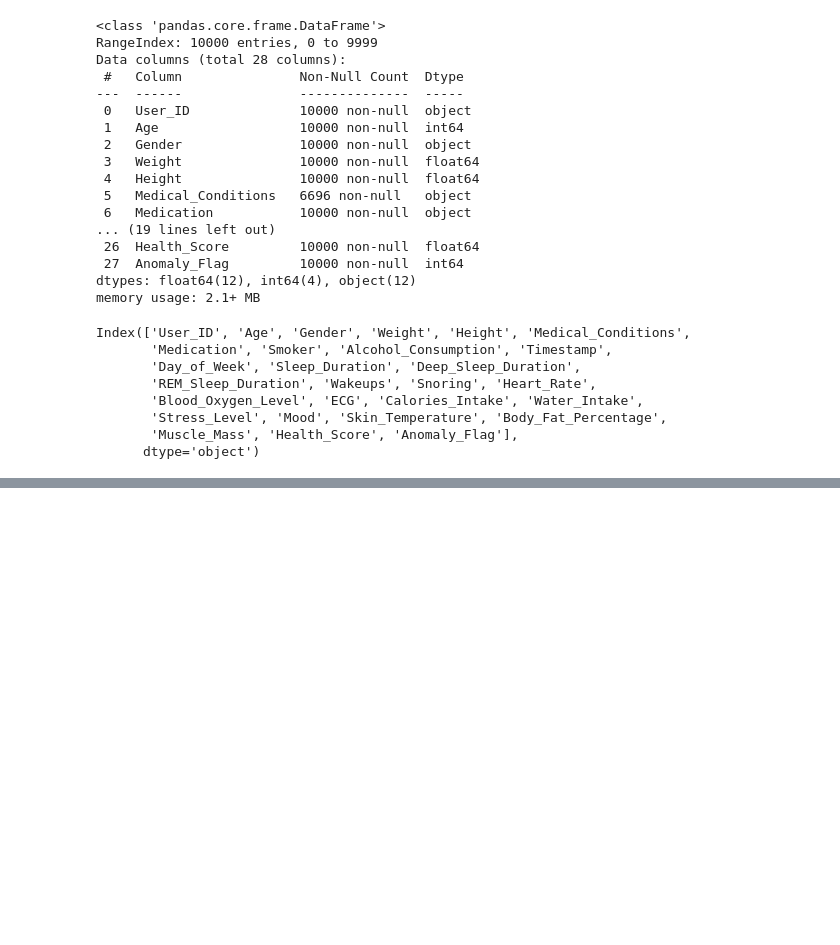
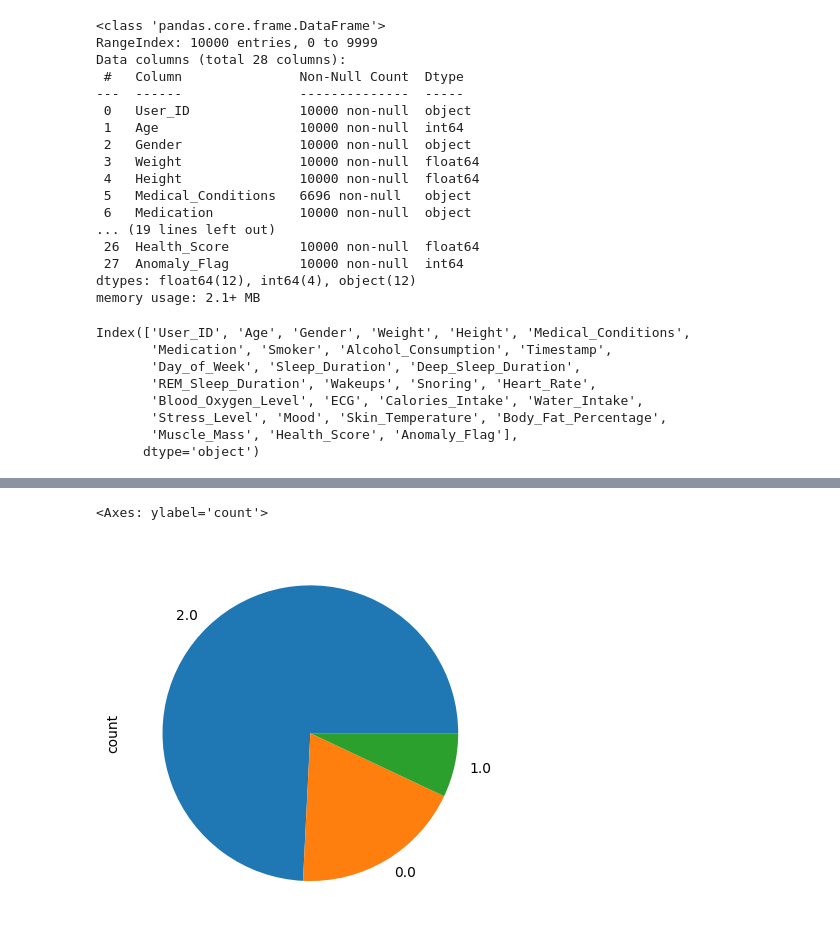
Before and after one commit to pxsa/Digital-Biomarkers, a Jupyter notebook: Codes/wearables_dataset_1.ipynb, the cells around one changed output, grey strips where cells are left out. Saved outputs shown, nothing was run; the diff lists cells and outputs as text; code cells hidden in the pictures; blank space fills up the shorter version.

```diff
--- a/Codes/wearables_dataset_1.ipynb
+++ b/Codes/wearables_dataset_1.ipynb
@@ -113,0 +169,5 @@ Index(['User_ID', 'Age', 'Gender', 'Weight', 'Height', 'Medical_Conditions',
+# %%
+nurse_df['label'].value_counts().plot(kind='pie')
+# %% [output]
+<Axes: ylabel='count'>
+[figure, added]
```
Also changed, not shown: parts of 8 cells of this notebook, 1 other file.
